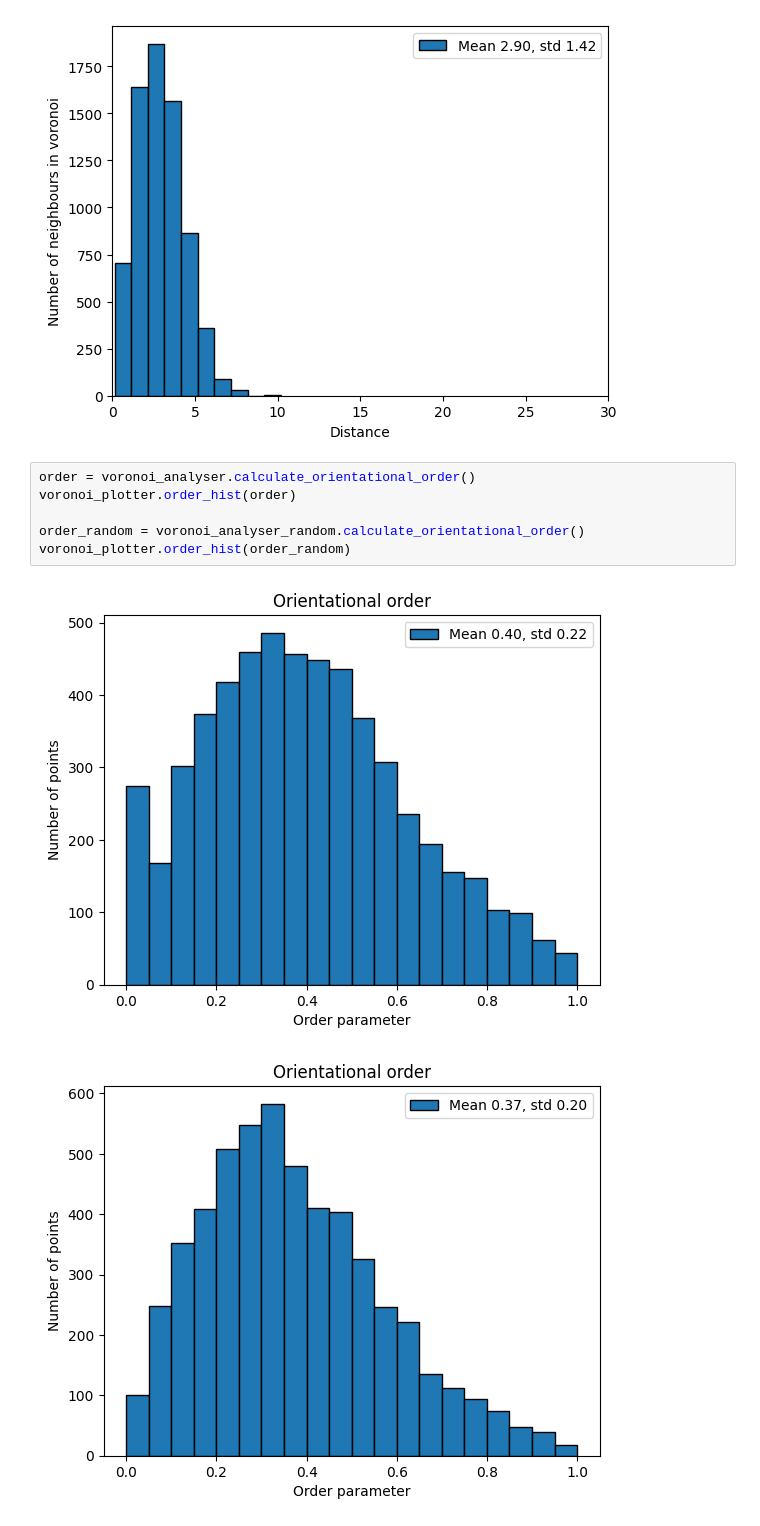
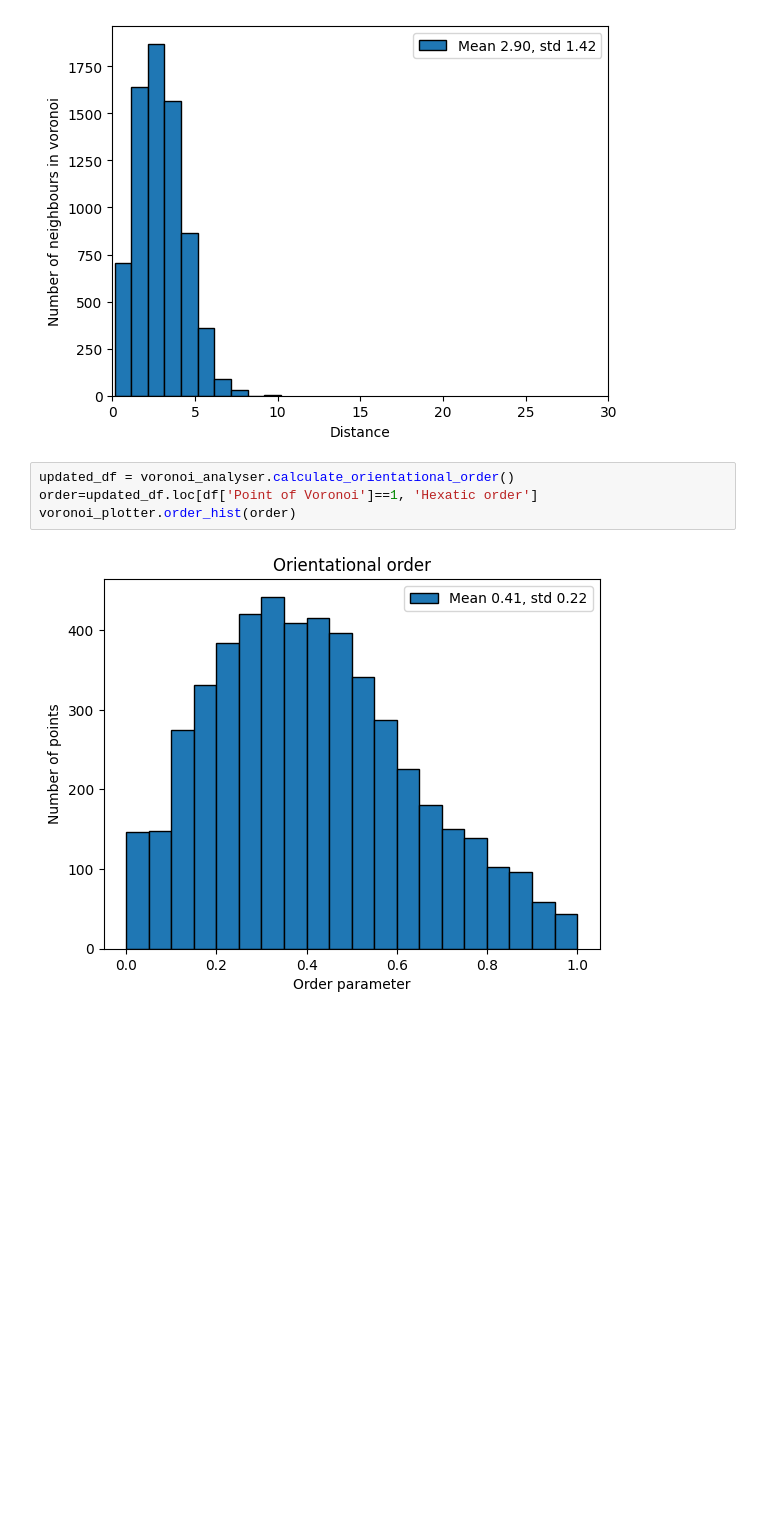
Before and after one commit to maria0026/solution_pipes_patterns, a Jupyter notebook: results.ipynb, the cells around one changed output. Drawn from its saved outputs; the diff is of its cells as text; blank space fills up the shorter version.

Commit message:
hexatic order fix

```diff
--- a/results.ipynb
+++ b/results.ipynb
@@ -66,12 +70,9 @@ voronoi_plotter.distance_between_neighbours_hist(distances_random)
 # %% [output]
 [figure]
 [figure]
-# %%
-order = voronoi_analyser.calculate_orientational_order()
-voronoi_plotter.order_hist(order)
-
-order_random = voronoi_analyser_random.calculate_orientational_order()
-voronoi_plotter.order_hist(order_random)
-# %% [output]
-[figure, removed]
-[figure, removed]
+# %%
+updated_df = voronoi_analyser.calculate_orientational_order()
+order=updated_df.loc[df['Point of Voronoi']==1, 'Hexatic order']
+voronoi_plotter.order_hist(order)
+# %% [output]
+[figure, added]
```
Also changed, not shown: parts of 6 cells of this notebook, 1 other file.
